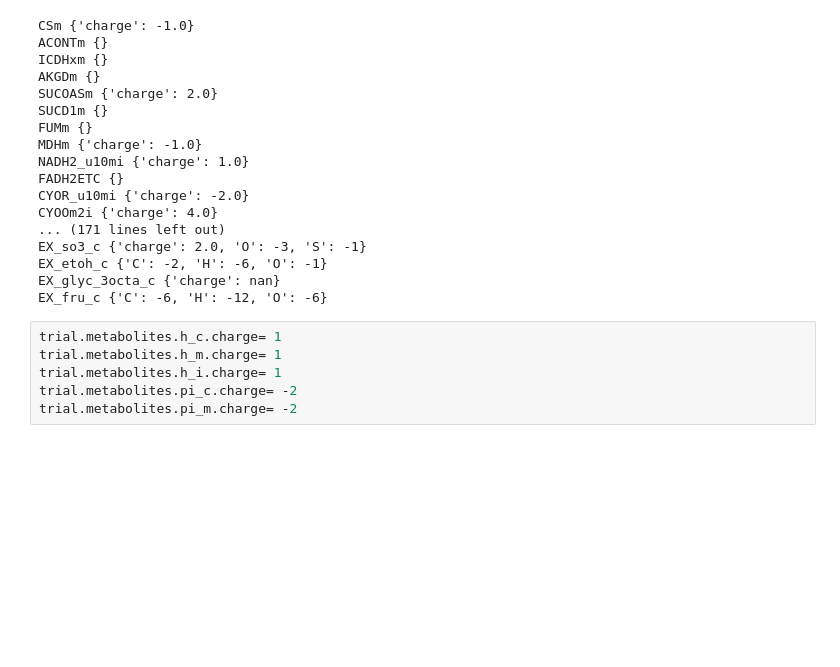
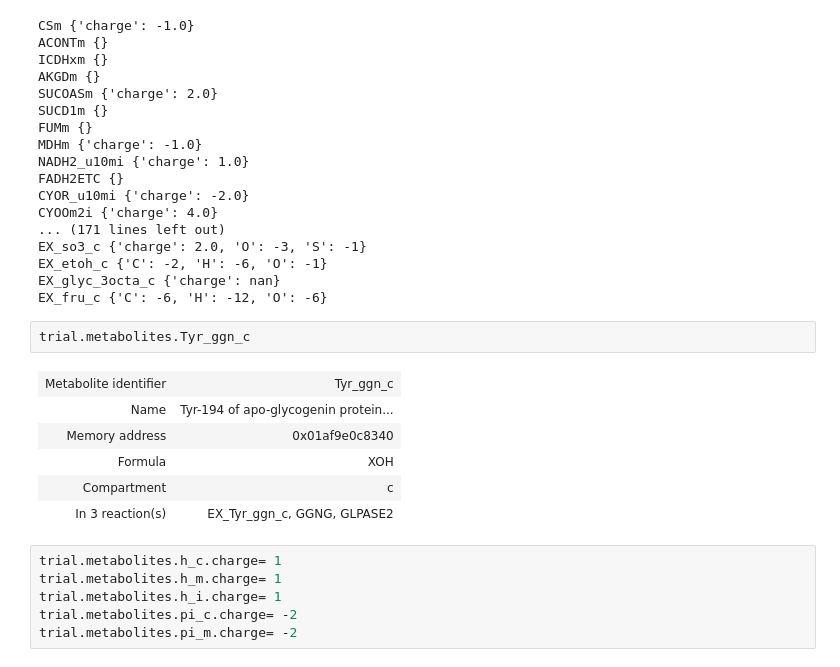
Before and after one commit to Sicily-maker/LiverModel, a Jupyter notebook: 0.0.1_big_core_model_FBA.ipynb, the cells around one changed output. Cells and saved outputs as stored; diff of their text form; blank space fills up the shorter version.

```diff
--- a/0.0.1_big_core_model_FBA.ipynb
+++ b/0.0.1_big_core_model_FBA.ipynb
@@ -113,6 +113,15 @@ EX_so3_c {'charge': 2.0, 'O': -3, 'S': -1}
 EX_etoh_c {'C': -2, 'H': -6, 'O': -1}
 EX_glyc_3octa_c {'charge': nan}
 EX_fru_c {'C': -6, 'H': -12, 'O': -6}
+# %%
+trial.metabolites.Tyr_ggn_c
+# %% [output]
+| Metabolite identifier | Tyr_ggn_c |
+| Name | Tyr-194 of apo-glycogenin protein... |
+| Memory address | 0x01af9e0c8340 |
+| Formula | XOH |
+| Compartment | c |
+| In 3 reaction(s) | EX_Tyr_ggn_c, GGNG, GLPASE2 |
 # %%
 trial.metabolites.h_c.charge= 1
 trial.metabolites.h_m.charge= 1
```
Also changed, not shown: parts of 15 cells of this notebook, 1 other file.
